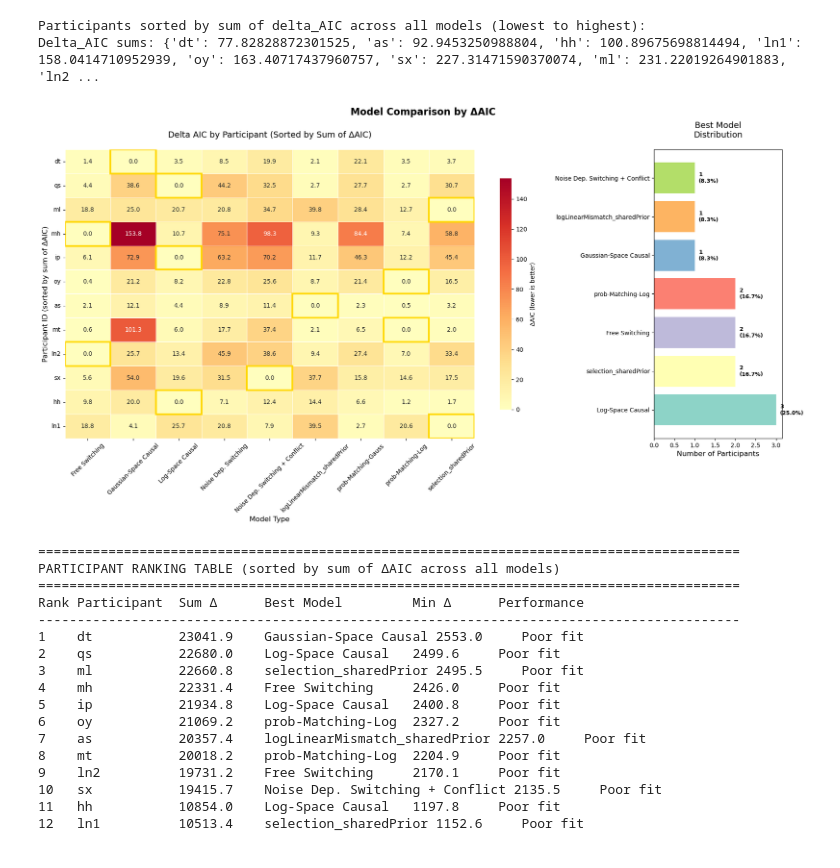
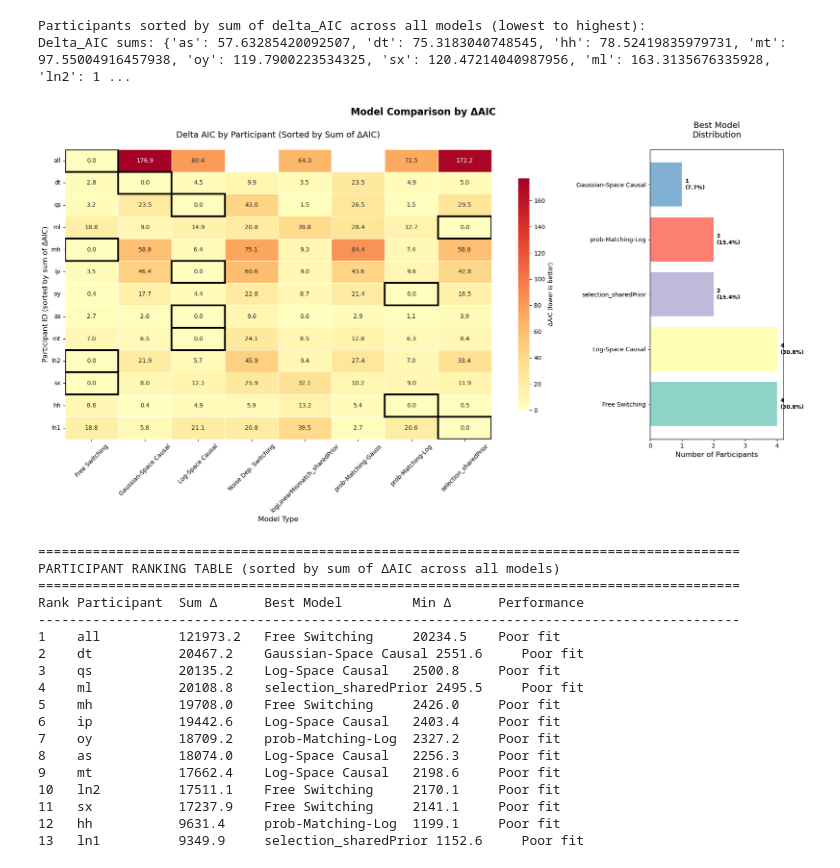
Before and after one commit to omeryildiran/av-dur-estimation, a Jupyter notebook: modelComparisonTable.ipynb, the cells around one changed output. Cells and saved outputs as stored; diff of their text form; code cells hidden in the pictures.

```diff
--- a/modelComparisonTable.ipynb
+++ b/modelComparisonTable.ipynb
@@ -22,7 +22,7 @@ def load_all_model_results():
 
     for file_path in json_files:
         # if in filename "all_all", skip
-        if "all" in os.path.basename(file_path):
+        if "alla" in os.path.basename(file_path):
             continue
         try:
             with open(file_path, 'r') as f:
@@ -272,7 +272,7 @@ def plot_sorted_model_comparison_table(df_results,compBase='AIC', notFusion=1):
         if best_model in model_cols:
             col_idx = model_cols.index(best_model)
             # Add a star or border to highlight best model
-            rect = plt.Rectangle((col_idx, i), 1, 1, fill=False, edgecolor='gold', lw=3)
+            rect = plt.Rectangle((col_idx, i), 1, 1, fill=False, edgecolor='black', lw=3)
             ax1.add_patch(rect)
 
     # Side panel: Best model summary
@@ -306,52 +306,53 @@ def plot_sorted_model_comparison_table(df_results,compBase='AIC', notFusion=1):
     # Print summary table
     print("\n" + "="*90)
     print(f"PARTICIPANT RANKING TABLE (sorted by sum of Δ{compBase} across all models)")
     print("="*90)
     print(f"{'Rank':<4} {'Participant':<12} {'Sum Δ':<10} {'Best Model':<18} {'Min Δ ':<10} {'Performance':<15}")
     print("-"*90)
 
     for rank, participant in enumerate(sorted_participants, 1):
         participant_data = df_results[df_results['participantID'] == participant]
         sum_delta_aic = participant_data[compBase].sum()
         min_delta_aic = participant_data[compBase].min()
         best_model = participant_data.loc[participant_data[compBase].idxmin(), 'modelType']
 
         if sum_delta_aic <= 5:
             performance = "Excellent fit"
         elif sum_delta_aic <= 15:
             performance = "Good fit"
         elif sum_delta_aic <= 30:
             performance = "Moderate fit"
         else:
             performance = "Poor fit"
 
         print(f"{rank:<4} {participant:<12} {sum_delta_aic:<10.1f} {best_model:<18} {min_delta_aic:<10.1f} {performance:<15}")
 
     return df_delta_aic, best_models, participant_delta_sums
 
 # Create the enhanced visualization
 delta_aic_table, participant_best_models, delta_sums = plot_sorted_model_comparison_table(df_results,compBase='AIC', notFusion=1)
 # %% [output]
 Participants sorted by sum of delta_AIC across all models (lowest to highest):
-Delta_AIC sums: {'dt': 77.82828872301525, 'as': 92.9453250988804, 'hh': 100.89675698814494, 'ln1': 158.0414710952939, 'oy': 163.40717437960757, 'sx': 227.31471590370074, 'ml': 231.22019264901883, 'ln2 ...
+Delta_AIC sums: {'as': 57.63285420092507, 'dt': 75.3183040748545, 'hh': 78.52419835979731, 'mt': 97.55004916457938, 'oy': 119.7900223534325, 'sx': 120.47214040987956, 'ml': 163.3135676335928, 'ln2': 1 ...
-[figure, old version]
+[figure, new version]
 ==========================================================================================
 PARTICIPANT RANKING TABLE (sorted by sum of ΔAIC across all models)
 ==========================================================================================
 Rank Participant  Sum Δ      Best Model         Min Δ      Performance
 ------------------------------------------------------------------------------------------
-1    dt           23041.9    Gaussian-Space Causal 2553.0     Poor fit
-2    qs           22680.0    Log-Space Causal   2499.6     Poor fit
-3    ml           22660.8    selection_sharedPrior 2495.5     Poor fit
-4    mh           22331.4    Free Switching     2426.0     Poor fit
-5    ip           21934.8    Log-Space Causal   2400.8     Poor fit
-6    oy           21069.2    prob-Matching-Log  2327.2     Poor fit
-7    as           20357.4    logLinearMismatch_sharedPrior 2257.0     Poor fit
-8    mt           20018.2    prob-Matching-Log  2204.9     Poor fit
-9    ln2          19731.2    Free Switching     2170.1     Poor fit
-10   sx           19415.7    Noise Dep. Switching + Conflict 2135.5     Poor fit
-11   hh           10854.0    Log-Space Causal   1197.8     Poor fit
-12   ln1          10513.4    selection_sharedPrior 1152.6     Poor fit
+1    all          121973.2   Free Switching     20234.5    Poor fit
+2    dt           20467.2    Gaussian-Space Causal 2551.6     Poor fit
+3    qs           20135.2    Log-Space Causal   2500.8     Poor fit
+4    ml           20108.8    selection_sharedPrior 2495.5     Poor fit
+5    mh           19708.0    Free Switching     2426.0     Poor fit
+6    ip           19442.6    Log-Space Causal   2403.4     Poor fit
+7    oy           18709.2    prob-Matching-Log  2327.2     Poor fit
+8    as           18074.0    Log-Space Causal   2256.3     Poor fit
+9    mt           17662.4    Log-Space Causal   2198.6     Poor fit
+10   ln2          17511.1    Free Switching     2170.1     Poor fit
+11   sx           17237.9    Free Switching     2141.1     Poor fit
+12   hh           9631.4     prob-Matching-Log  1199.1     Poor fit
+13   ln1          9349.9     selection_sharedPrior 1152.6     Poor fit
 # %%
 # Simple Model Comparison Table with Log Likelihoods
 def create_simple_comparison_table(df_results):
```
Also changed, not shown: parts of 11 cells of this notebook, 4 other files.
